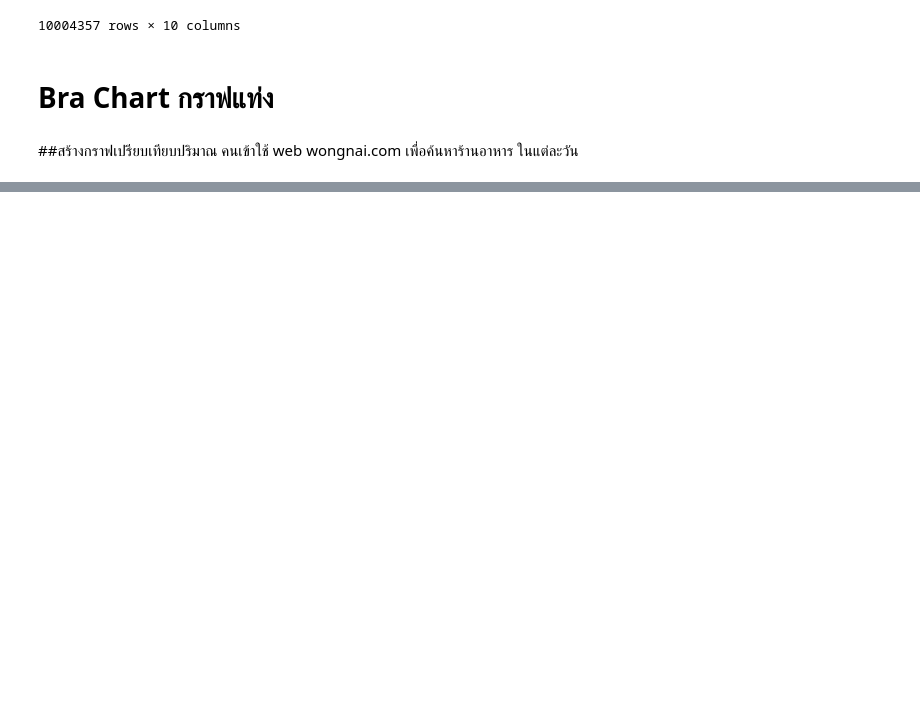
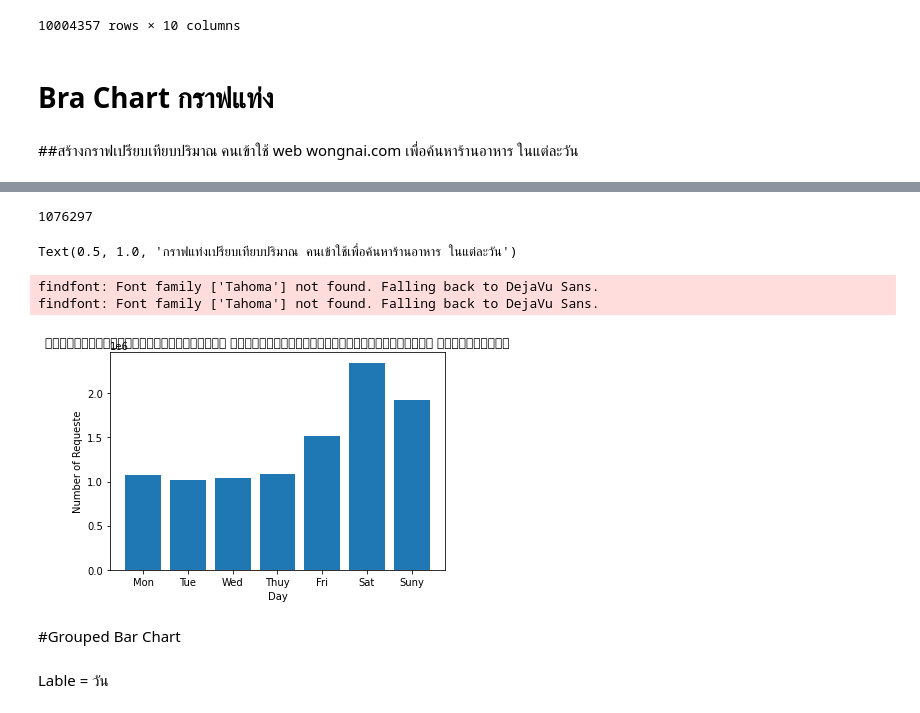
Before and after one commit to waraporn19/data_viz, a Jupyter notebook: Visualize_Data_Comparison.ipynb, the cells around one changed output, grey strips where cells are left out. Saved outputs shown, nothing was run; the diff lists cells and outputs as text; code cells hidden in the pictures; blank space fills up the shorter version.

Commit message:
ยังไม่เสร็จ Bar - Grouped Bar chart

```diff
--- a/Visualize_Data_Comparison.ipynb
+++ b/Visualize_Data_Comparison.ipynb
@@ -17,8 +18,8 @@ Mounted at /content/drive
 # %%
 path = '/content/drive/My Drive/Dataviz_2021'
 # %%
-q5= pd.read_csv(os.path.join(path,'search_request.csv'),encoding='latin1')
-q5
+data= pd.read_csv(os.path.join(path,'search_request.csv'),encoding='latin1')
+data
 # %% [output]
 |  | Unnamed: 0 | search_id | search_timestamp | user_agent | q | user_id | session_id | number_of_result | ... |
 | 0 | 0 | 683de889-f923-494e-9d46-44a3d67b7259 | 2018-06-14 12:34:35.449 | Wongnai/8.17.3 rv:8.17.3.3921 (iP... | NaN | NaN | 5lqjjikta19d296mo7g2h1k86p | 18 | ... |
@@ -38,8 +39,8 @@ q5
 # %% [markdown]
 แปลงข้อมูลบอกเวลาให้เเป็นตัวแปรชนิด Datetime
 # %%
-q5['search_timestamp']  = pd.to_datetime(q5['search_timestamp'],format='%Y-%m-%d %H:%M:%S',errors='coerce') #กำหนด  format ให้เป็น Datetime จากเดิม str
-q5
+data['search_timestamp']  = pd.to_datetime(data['search_timestamp'],format='%Y-%m-%d %H:%M:%S',errors='coerce') #กำหนด  format ให้เป็น Datetime จากเดิม str
+data
 # %% [output]
 |  | Unnamed: 0 | search_id | search_timestamp | user_agent | q | user_id | session_id | number_of_result | ... |
 | 0 | 0 | 683de889-f923-494e-9d46-44a3d67b7259 | 2018-06-14 12:34:35.449 | Wongnai/8.17.3 rv:8.17.3.3921 (iP... | NaN | NaN | 5lqjjikta19d296mo7g2h1k86p | 18 | ... |
@@ -68,0 +79,24 @@ NameError: ignored
+# %%
+import matplotlib
+matplotlib.rcParams['font.family'] ='Tahoma' #เพิ่ม  font
+# %%
+data[data['search_timestamp'].dt.dayofweek==0].shape[0]
+# %% [output]
+1076297
+# %%
+plt.bar([1,2,3,4,5,6,7],[data[data['search_timestamp'].dt.dayofweek==0].shape[0],
+                                data[data['search_timestamp'].dt.dayofweek==1].shape[0],
+                                data[data['search_timestamp'].dt.dayofweek==2].shape[0],
+                                data[data['search_timestamp'].dt.dayofweek==3].shape[0],
+                                data[data['search_timestamp'].dt.dayofweek==4].shape[0],
+                                data[data['search_timestamp'].dt.dayofweek==5].shape[0],
+                                data[data['search_timestamp'].dt.dayofweek==6].shape[0]
+                                ],tick_label=['Mon', 'Tue', 'Wed', 'Thuy', 'Fri', 'Sat','Suny' ] )
+plt.xlabel('Day')
+plt.ylabel('Number of Requeste')
+plt.title('กราฟแท่งเปรียบเทียบปริมาณ คนเข้าใช้เพื่อค้นหาร้านอาหาร ในแต่ละวัน')
+# %% [output]
+Text(0.5, 1.0, 'กราฟแท่งเปรียบเทียบปริมาณ คนเข้าใช้เพื่อค้นหาร้านอาหาร ในแต่ละวัน')
+findfont: Font family ['Tahoma'] not found. Falling back to DejaVu Sans.
+findfont: Font family ['Tahoma'] not found. Falling back to DejaVu Sans.
+[figure, added]
@@ -68,0 +108,4 @@ NameError: ignored
+# %% [markdown]
+#Grouped Bar Chart
+# %% [markdown]
+Lable = วัน
```
Also changed, not shown: parts of 6 cells of this notebook.
